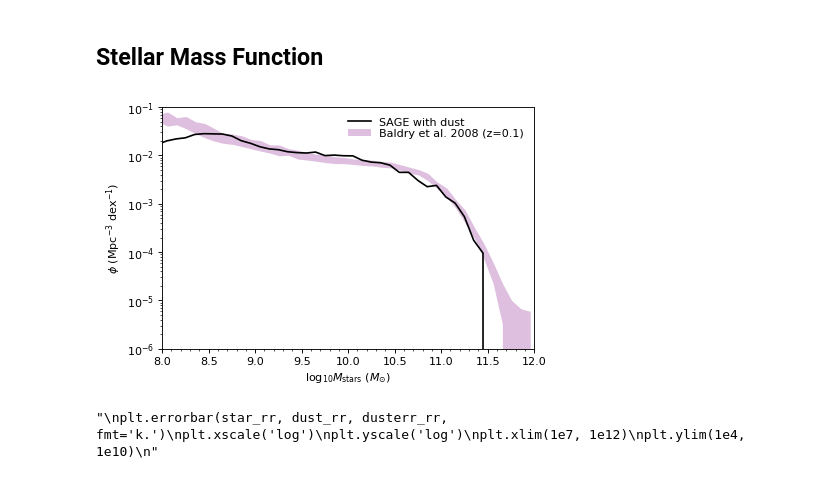
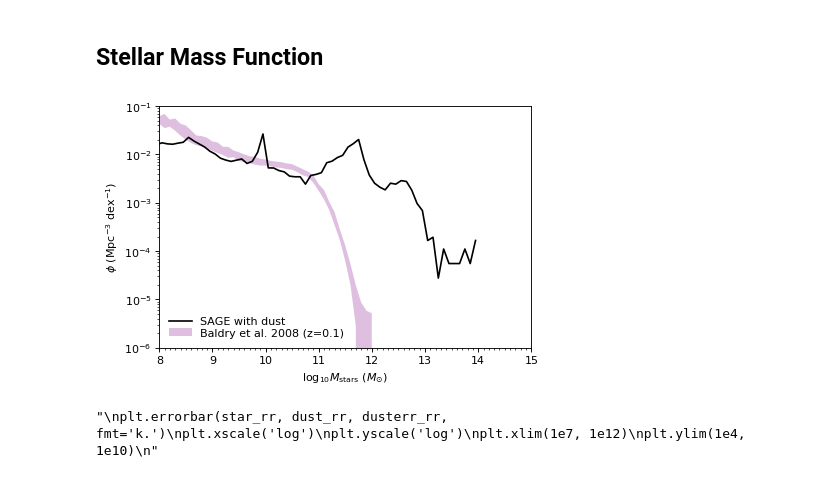
Before and after one commit to darrencroton/sage, a Jupyter notebook: analysis/allresults-new.ipynb, the cells around one changed output. Drawn from its saved outputs; the diff is of its cells as text; code cells hidden in the pictures.

Commit message:
made change to comply with bolshoi

```diff
--- a/analysis/allresults-new.ipynb
+++ b/analysis/allresults-new.ipynb
@@ -5,18 +5,19 @@ Populating the interactive namespace from numpy and matplotlib
 # %%
 from random import sample, seed
 # %%
-Hubble_h = 0.73
-BoxSize = ((62.5**3) * (8/8))**(1/3)
+Hubble_h = 0.702
+#BoxSize = ((62.5**3) * (8/8))**(1/3)
 #BoxSize = ((500**3) * (32/512))**(1/3)
+BoxSize = ((250**3) * (1/125))**(1/3)
 dilute = 5000
 sSFRcut = -11.0
 # %%
-directory = '../src/auxdata/trees/play/'
+directory = '../../output/bolshoi-dust/'
 filename = 'model'
-redshift = [0.000, 1.386, 2.070, 3.060, 4.179, 5.289, 6.197, 7.272]
-#redshift = [0.000]
+#redshift = [0.000, 1.386, 2.070, 3.060, 4.179, 5.289, 6.197, 7.272]
+redshift = [0.000]
 firstfile = 0
-lastfile = 7
+lastfile = 0
 MaxTreeFiles = lastfile - firstfile + 1
 # %%
 def galdtype():
@@ -322,36 +323,36 @@ Baldry = np.array([
             [11.45, 2.8294e-04, 9.9799e-05],
             [11.55, 1.0617e-04, 4.9085e-05],
             [11.65, 3.2702e-05, 2.4546e-05],
             [11.75, 1.2571e-05, 1.2571e-05],
             [11.85, 8.4589e-06, 8.4589e-06],
             [11.95, 7.4764e-06, 7.4764e-06],
             ], dtype=np.float32)
 
 Baldry_xval = np.log10(10 ** Baldry[:, 0]  /Hubble_h/Hubble_h)
 Baldry_xval = Baldry_xval - 0.26  # convert back to Chabrier IMF
 Baldry_yvalU = (Baldry[:, 1]+Baldry[:, 2]) * Hubble_h*Hubble_h*Hubble_h
 Baldry_yvalL = (Baldry[:, 1]-Baldry[:, 2]) * Hubble_h*Hubble_h*Hubble_h
 
 plt.fill_between(Baldry_xval, Baldry_yvalU, Baldry_yvalL, facecolor='purple', alpha=0.25, label='Baldry et al. 2008 (z=0.1)')
 
 plt.yscale('log', nonposy='clip')
-plt.axis([8.0, 12.0, 1.0e-6, 1.0e-1])
+plt.axis([8.0, 15.0, 1.0e-6, 1.0e-1])
 
 # Set the x-axis minor ticks
 ax.xaxis.set_minor_locator(plt.MultipleLocator(0.1))
 
 plt.ylabel(r'$\phi\ (\mathrm{Mpc}^{-3}\ \mathrm{dex}^{-1})$')  # Set the y...
 plt.xlabel(r'$\log_{10} M_{\mathrm{stars}}\ (M_{\odot})$')  # and the x-axis labels
 
 leg = plt.legend(loc=0, numpoints=1, labelspacing=0.1)
 leg.draw_frame(False)  # Don't want a box frame
 for t in leg.get_texts():  # Reduce the size of the text
     t.set_fontsize('medium')
 
-plt.savefig('plots/SMF-dust-mini.png')
+#plt.savefig('plots/SMF-dust-millennium.png')
 plt.show()
 # %% [output]
-[figure, old version]
+[figure, new version]
 # %%
 HI_rr, Z_rr, H2_rr, atomic_rr, logdust_rr, logdust2_rr, dustpercent_rr, logstar_rr = np.loadtxt('remy-ruyers.txt', usecols=(1,3,4,6,9,7,8,10), unpack=True)
 
```
Also changed, not shown: parts of 20 cells of this notebook, 4 other files.
